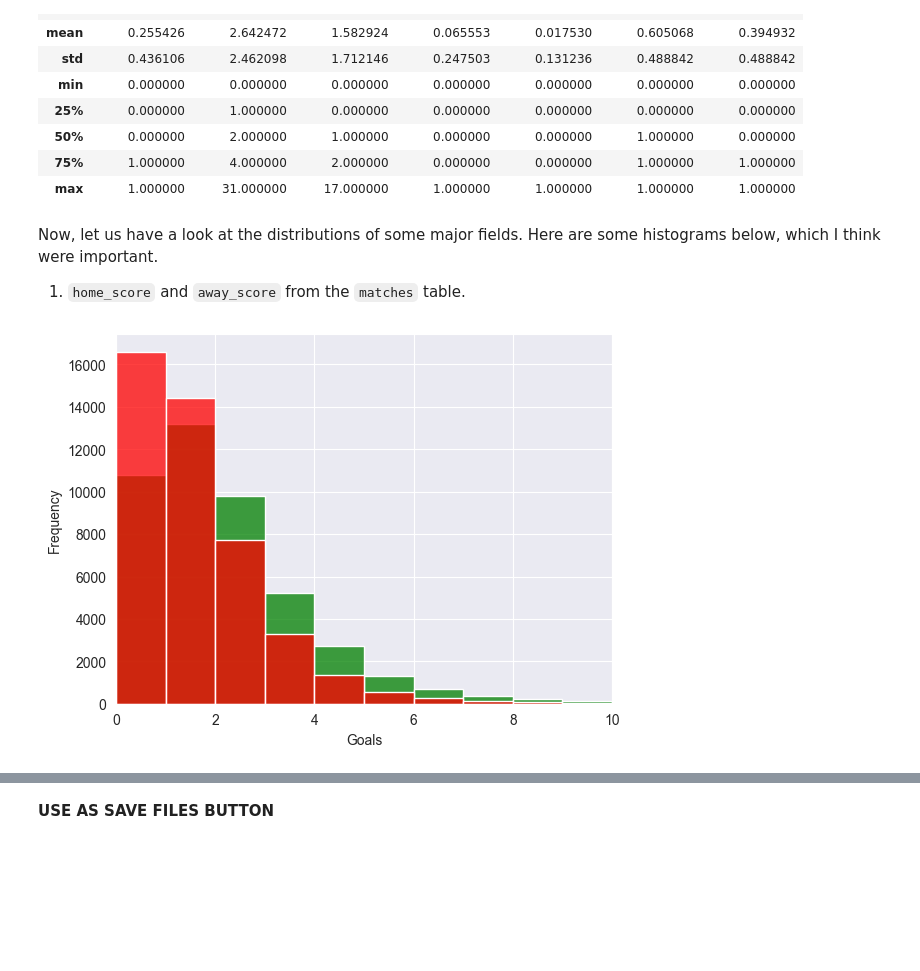
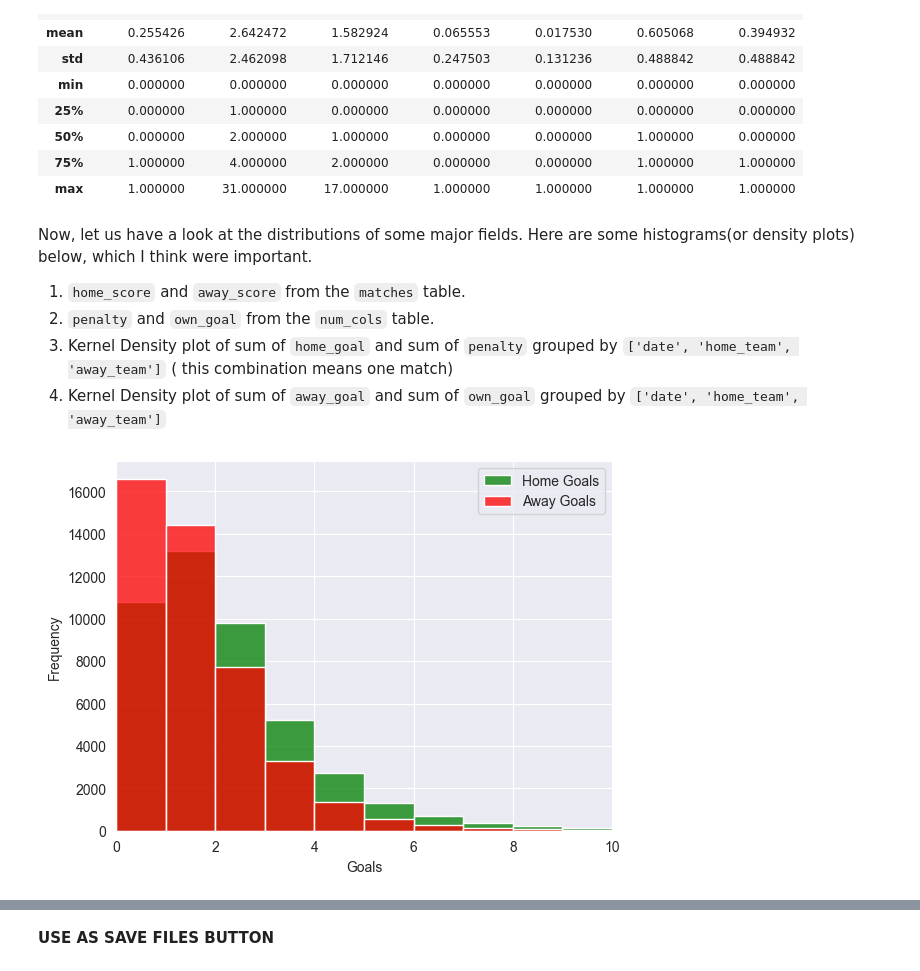
Before and after one commit to ryuukkk/football-data-analysis, a Jupyter notebook: DE_PROJECT.ipynb, the cells around one changed output, grey strips where cells are left out. Cells and saved outputs as stored; diff of their text form; code cells hidden in the pictures; blank space fills up the shorter version.

```diff
--- a/DE_PROJECT.ipynb
+++ b/DE_PROJECT.ipynb
@@ -351,16 +356,20 @@ display(num_cols.describe())
 | max | 1.000000 | 31.000000 | 17.000000 | 1.000000 | 1.000000 | 1.000000 | 1.000000 |
 # %% [markdown]
 Now, let us have a look at the distributions of some major fields.
-Here are some histograms below, which I think were important.
+Here are some histograms(or density plots) below, which I think were important.
 1. ``home_score`` and ``away_score`` from the ``matches`` table.
+2. ``penalty`` and ``own_goal`` from the ``num_cols`` table.
+3. Kernel Density plot of sum of ``home_goal`` and sum of ``penalty`` grouped by ``['date', 'home_team', 'away_team']`` ( this combination means one match)
+4. Kernel Density plot of sum of ``away_goal`` and sum of ``own_goal`` grouped by ``['date', 'home_team', 'away_team']``
 # %%
-import seaborn as sns
+#1
 
 ax3 = sns.histplot(data=matches, x='home_score', color='g', label='Home Goals', binwidth=1)
 sns.histplot(data=matches, x='away_score', color='r', label='Away Goals', binwidth=1)
 plt.ylabel('Frequency')
 plt.xlabel('Goals')
 plt.xlim(0, 10)
+plt.legend()
 plt.savefig('figures/score_histo.jpg')
 # %% [output]
-[figure, old version]
+[figure, new version]
```
Also changed, not shown: parts of 6 cells of this notebook, 2 other files.
